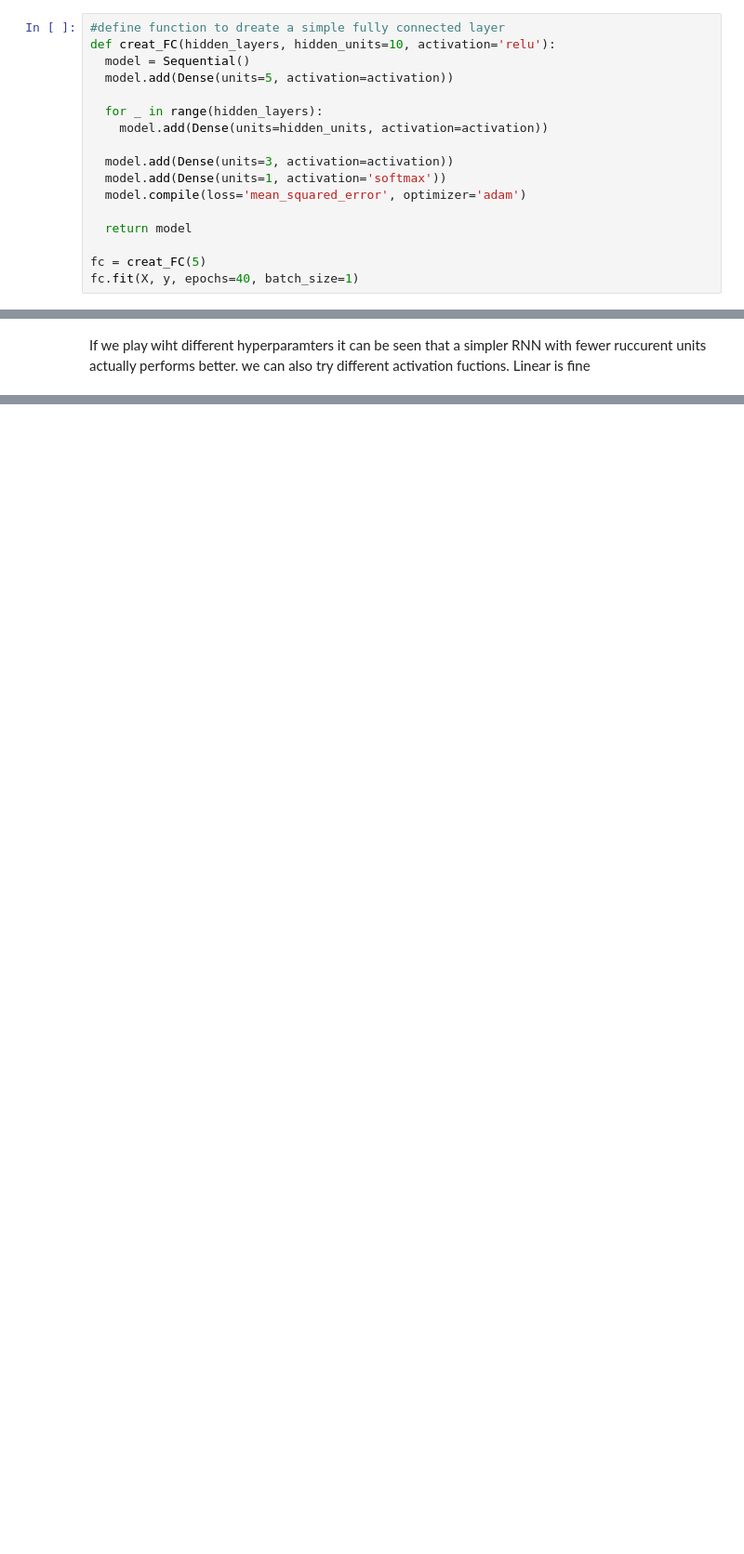
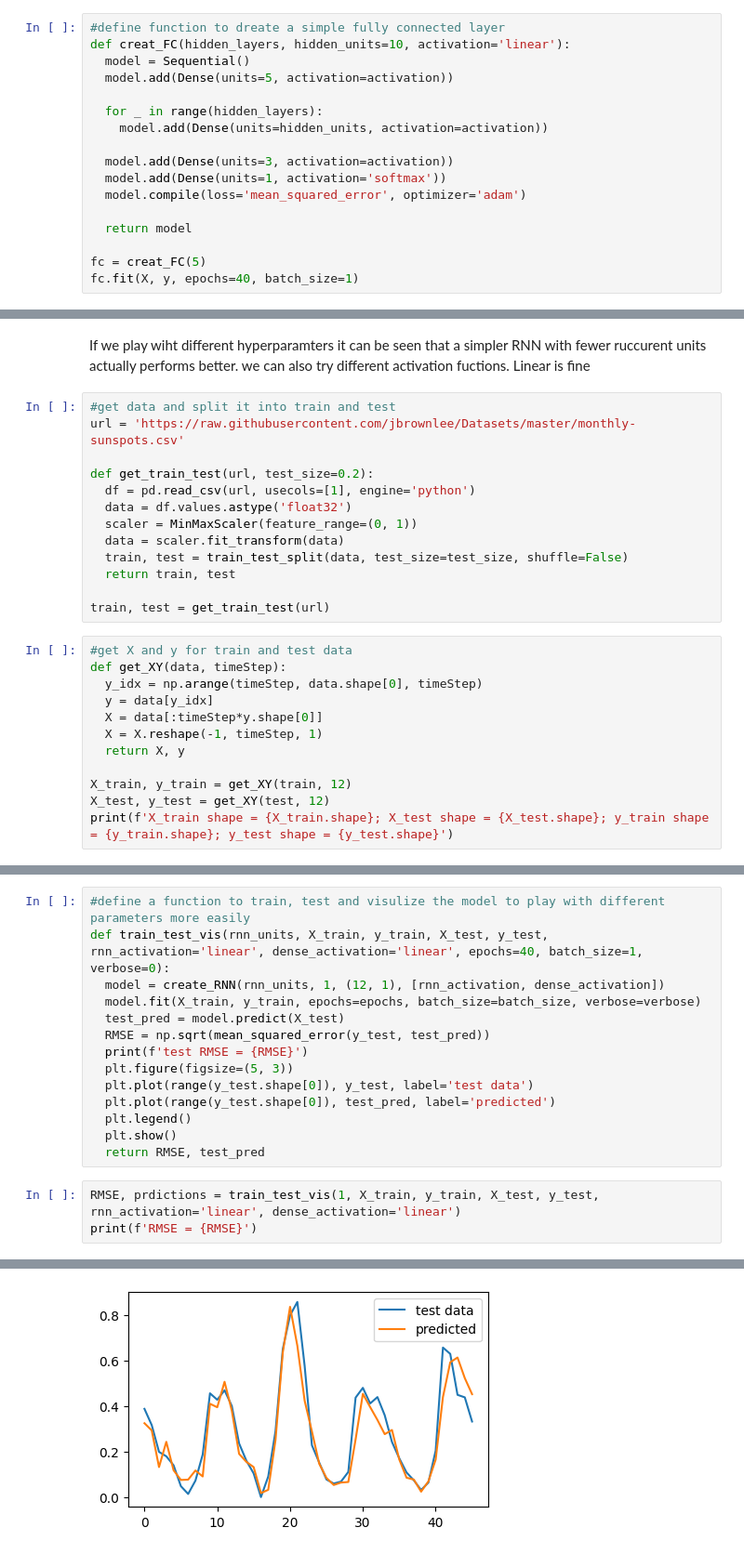
Before and after one commit to Integrall11/RNN-pyhthon-implementation, a Jupyter notebook: Main code.ipynb, the cells around one changed output, grey strips where cells are left out. Shown at 93% size. Cells and saved outputs as stored; diff of their text form; blank space fills up the shorter version.

```diff
--- a/Main code.ipynb
+++ b/Main code.ipynb
@@ -23,6 +42,6 @@ print('test =\n', test[:5])
 # %%
 #define function to dreate a simple fully connected layer
-def creat_FC(hidden_layers, hidden_units=10, activation='relu'):
+def creat_FC(hidden_layers, hidden_units=10, activation='linear'):
   model = Sequential()
   model.add(Dense(units=5, activation=activation))
 
@@ -124,2 +180,27 @@ array([[3005.009 ],
 # %% [markdown]
 If we play wiht different hyperparamters it can be seen that a simpler RNN with fewer ruccurent units actually performs better. we can also try different activation fuctions. Linear is fine
+# %%
+#get data and split it into train and test
+url = 'https://raw.githubusercontent.com/jbrownlee/Datasets/master/monthly-sunspots.csv'
+
+def get_train_test(url, test_size=0.2):
+  df = pd.read_csv(url, usecols=[1], engine='python')
+  data = df.values.astype('float32')
+  scaler = MinMaxScaler(feature_range=(0, 1))
+  data = scaler.fit_transform(data)
+  train, test = train_test_split(data, test_size=test_size, shuffle=False)
+  return train, test
+
+train, test = get_train_test(url)
+# %%
+#get X and y for train and test data
+def get_XY(data, timeStep):
+  y_idx = np.arange(timeStep, data.shape[0], timeStep)
+  y = data[y_idx]
+  X = data[:timeStep*y.shape[0]]
+  X = X.reshape(-1, timeStep, 1)
+  return X, y
+
+X_train, y_train = get_XY(train, 12)
+X_test, y_test = get_XY(test, 12)
+print(f'X_train shape = {X_train.shape}; X_test shape = {X_test.shape}; y_train shape = {y_train.shape}; y_test shape = {y_test.shape}')
@@ -125,0 +209,18 @@ If we play wiht different hyperparamters it can be seen that a simpler RNN with
+# %%
+#define a function to train, test and visulize the model to play with different parameters more easily
+def train_test_vis(rnn_units, X_train, y_train, X_test, y_test, rnn_activation='linear', dense_activation='linear', epochs=40, batch_size=1, verbose=0):
+  model = create_RNN(rnn_units, 1, (12, 1), [rnn_activation, dense_activation])
+  model.fit(X_train, y_train, epochs=epochs, batch_size=batch_size, verbose=verbose)
+  test_pred = model.predict(X_test)
+  RMSE = np.sqrt(mean_squared_error(y_test, test_pred))
+  print(f'test RMSE = {RMSE}')
+  plt.figure(figsize=(5, 3))
+  plt.plot(range(y_test.shape[0]), y_test, label='test data')
+  plt.plot(range(y_test.shape[0]), test_pred, label='predicted')
+  plt.legend()
+  plt.show()
+  return RMSE, test_pred
+# %%
+RMSE, prdictions = train_test_vis(1, X_train, y_train, X_test, y_test, rnn_activation='linear', dense_activation='linear')
+print(f'RMSE = {RMSE}')
+# %% [output]
@@ -125,0 +229 @@ If we play wiht different hyperparamters it can be seen that a simpler RNN with
+[figure, added]
```
Also changed, not shown: parts of 12 cells of this notebook.
